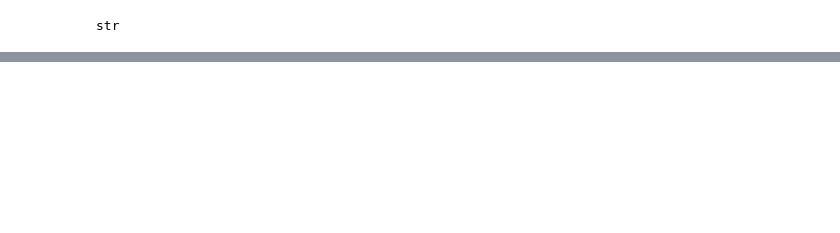
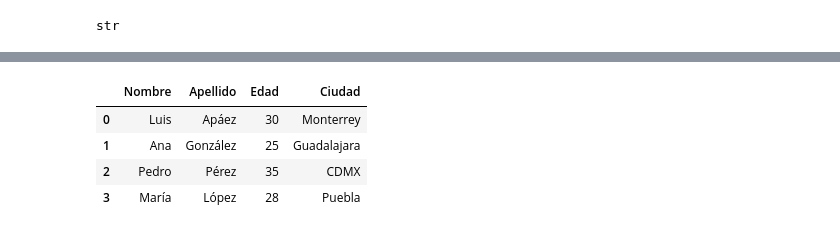
Before and after one commit to LuisApaez/ProgramacionNube, a Jupyter notebook: PyBiS_Basico_Notebooks/Clase_02.ipynb, the cells around one changed output, grey strips where cells are left out. Cells and saved outputs as stored; diff of their text form; code cells hidden in the pictures; blank space fills up the shorter version.

```diff
--- a/PyBiS_Basico_Notebooks/Clase_02.ipynb
+++ b/PyBiS_Basico_Notebooks/Clase_02.ipynb
@@ -186,0 +385,24 @@ Las anteriores y más son ventajas de manejar fechas con ``Python``, para lo cua
+# %%
+# Realizamos la importacion de la libreria
+import pandas as pd
+
+# Para definir un dataframe  primero debemos de
+# definir un diccionario donde:
+# las claves del diccionario seran los nombres de las columnas
+# y los valores seran listas con los datos de cada columna
+dict_dataframe_pre = {
+    "Nombre": ["Luis", "Ana", "Pedro", "María"],
+    "Apellido": ["Apáez", "González", "Pérez", "López"],
+    "Edad": [30, 25, 35, 28],
+    "Ciudad": ["Monterrey", "Guadalajara", "CDMX", "Puebla"]
+}
+
+# Creamos el dataframe con la funcion de pandas pd.DataFrame()
+df = pd.DataFrame(dict_dataframe_pre)
+df
+# %% [output]
+|  | Nombre | Apellido | Edad | Ciudad |
+| 0 | Luis | Apáez | 30 | Monterrey |
+| 1 | Ana | González | 25 | Guadalajara |
+| 2 | Pedro | Pérez | 35 | CDMX |
+| 3 | María | López | 28 | Puebla |
```
Also changed, not shown: parts of 25 cells of this notebook, 1 other file.
